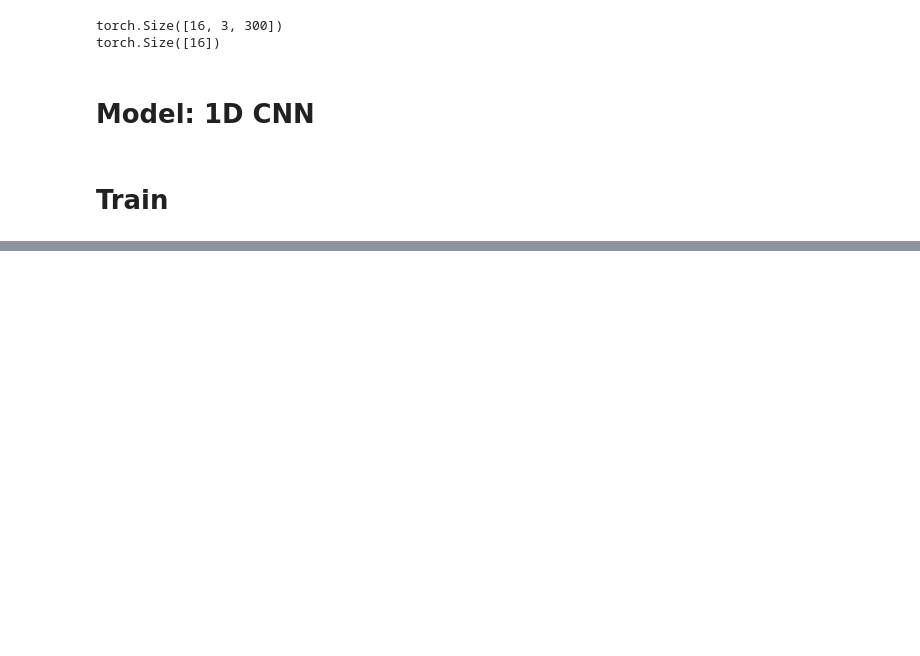
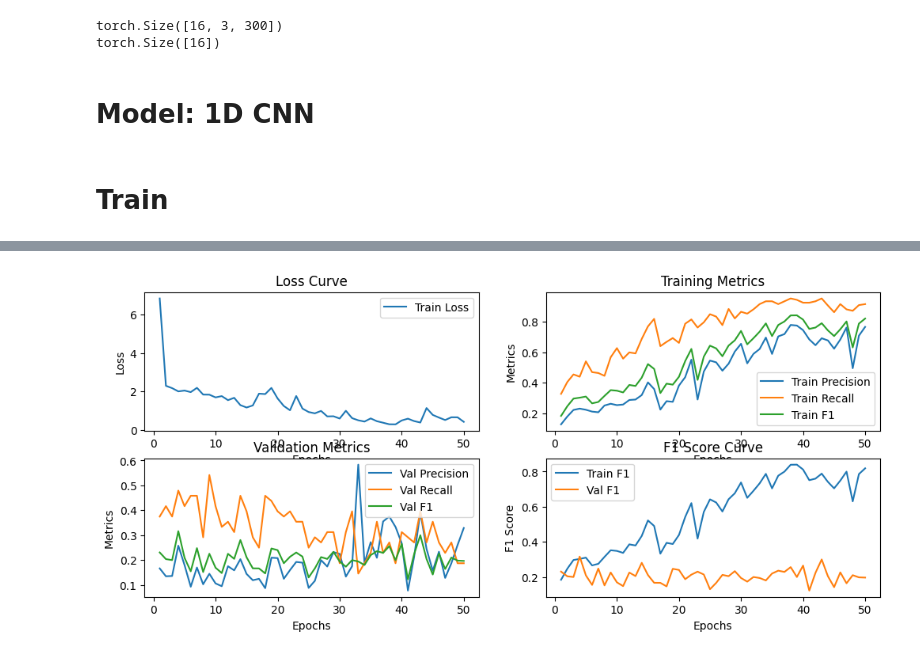
Before and after one commit to emmanuelko-bot/tremor_detection, a Jupyter notebook: Tremor_Detection_1D_CNN.ipynb, the cells around one changed output, grey strips where cells are left out. Saved outputs shown, nothing was run; the diff lists cells and outputs as text; code cells hidden in the pictures; blank space fills up the shorter version.

Commit message:
fix: Fix  recall and precision calculation to fit target classes (tremor) feat: Create plot training curve function

```diff
--- a/Tremor_Detection_1D_CNN.ipynb
+++ b/Tremor_Detection_1D_CNN.ipynb
@@ -169,12 +173,20 @@ def train_model(model, train_loader, val_loader, class_weights, epochs=5, lr=1e-
     device = torch.device('cuda' if torch.cuda.is_available() else 'cpu')
     model = model.to(device)
 
+    model_details = {'model': {str(model)}, 'lr': {lr}, 'epochs': {epochs}}
+    # to plot later
+    metrics = {'train_loss': [], 'train_precision': [], 'train_recall': [], 'train_f1': [],
+               'val_loss': [], 'val_precision': [], 'val_recall': [], 'val_f1': []}
+
     for epoch in range(1, epochs+1):
         model.train()
         running_loss = 0.0
         epoch_pred = []
         all_labels = []
 
+        #---------
+        # TRAINING
+        #---------
         for signals, labels in train_loader:
             signals, labels = signals.to(device), labels.to(device)
 
@@ -192,7 +204,13 @@ def train_model(model, train_loader, val_loader, class_weights, epochs=5, lr=1e-
 
         epoch_loss = running_loss / len(labels)
         # these metrics better than accuracy for class imbalance
-        precision, recall, f1, _ = precision_recall_fscore_support(all_labels, epoch_pred, average='weighted')
+        precision, recall, f1, _ = precision_recall_fscore_support(all_labels, epoch_pred, average=None, zero_division=0)
+
+        # train metrics for the tremor class
+        tremor_labels = [1,2]
+        precision = precision[tremor_labels].mean()
+        recall = recall[tremor_labels].mean()
+        f1 = f1[tremor_labels].mean()
 
         print(f'Epoch {epoch}/{epochs} | Train Loss: {epoch_loss:.4f} | Train Precision: {precision:.4f} | Train Recall: {recall:.4f} | F1: {f1:.4f}')
 
@@ -211,8 +229,27 @@ def train_model(model, train_loader, val_loader, class_weights, epochs=5, lr=1e-
                 val_preds.extend(batch_pred.cpu().numpy())
                 val_labels.extend(labels.cpu().numpy())
 
-        val_precision, val_recall, val_f1, _ = precision_recall_fscore_support(val_labels, val_preds, average='weighted')
+        val_precision, val_recall, val_f1, _ = precision_recall_fscore_support(val_labels, val_preds, average=None, zero_division=0)
+
+        # val metrics for tremor class
+        val_precision = val_precision[tremor_labels].mean()
+        val_recall = val_recall[tremor_labels].mean()
+        val_f1 = val_f1[tremor_labels].mean()
+
         print(f'Epoch {epoch}/{epochs} | Val Precision: {val_precision:.4f} | Val Recall: {val_recall:.4f} | Val F1: {val_f1:.4f}\n')
+
+        # append all metrics
+        metrics['train_loss'].append(epoch_loss)
+        metrics['train_precision'].append(precision)
+        metrics['train_recall'].append(recall)
+        metrics['train_f1'].append(f1)
+          # note: didn't add val_loss
+        metrics['val_precision'].append(val_precision)
+        metrics['val_recall'].append(val_recall)
+        metrics['val_f1'].append(val_f1)
+
+    return (model, metrics)
 # %%
-train_model(TremorCNN(), train_loader, val_loader, class_weights, epochs=20, lr=1e-2)
+model = TremorCNN()
+model_v1param, metrics_v1param = train_model(model, train_loader, val_loader, class_weights, epochs=50, lr=1e-2)
 # %% [output]
@@ -241,0 +319,4 @@ Epoch 20/20 | Val Precision: 0.8943 | Val Recall: 0.7340 | Val F1: 0.7957
+# %%
+plot_training_curves(metrics_v1param)
+# %% [output]
+[figure, added]
```
Also changed, not shown: parts of 3 cells of this notebook.
